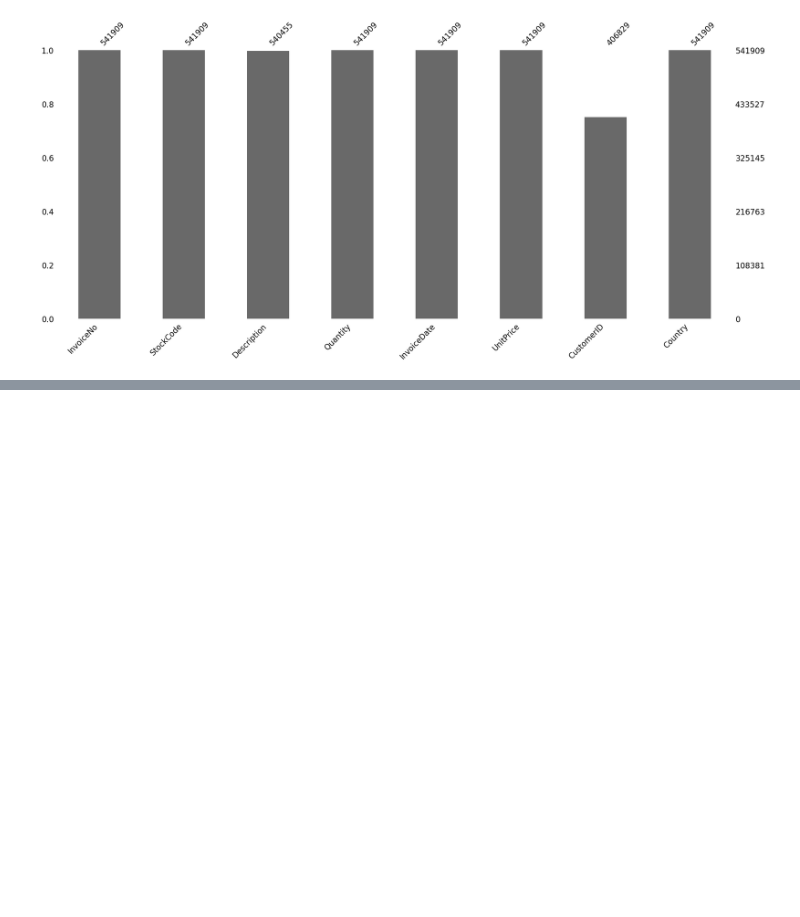
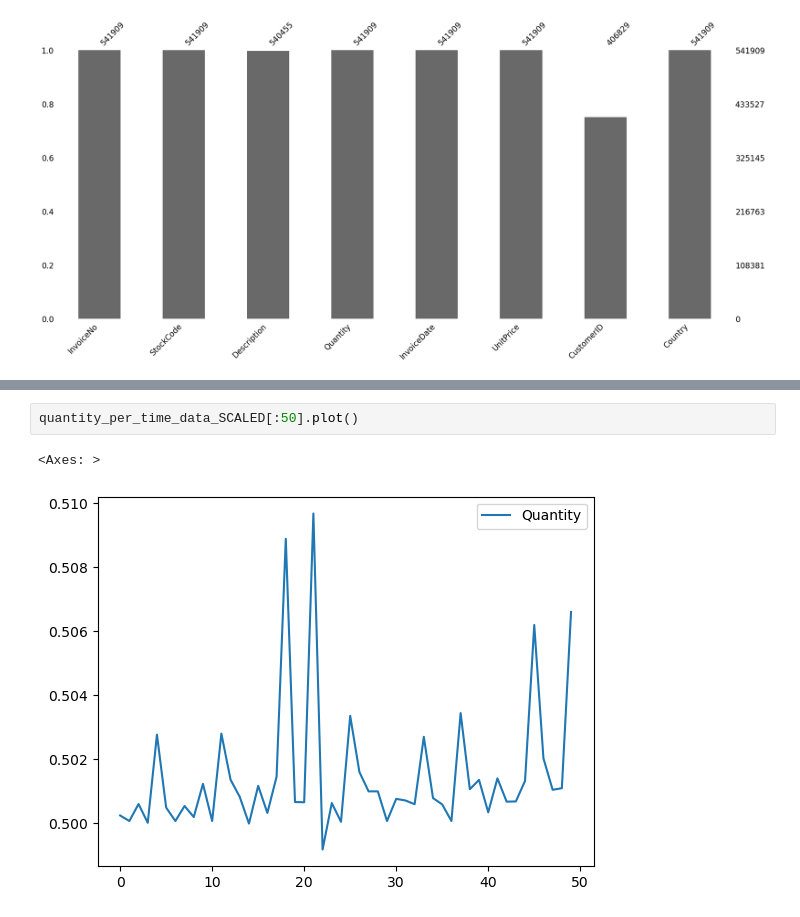
Before and after one commit to Murdock135/neural-nets-at-mizzou, a Jupyter notebook: ECE_8770/project_2/notebooks/preprocessing.ipynb, the cells around one changed output, grey strips where cells are left out. Drawn from its saved outputs; the diff is of its cells as text; blank space fills up the shorter version.

```diff
--- a/ECE_8770/project_2/notebooks/preprocessing.ipynb
+++ b/ECE_8770/project_2/notebooks/preprocessing.ipynb
@@ -57,0 +69,5 @@ quantity_per_time_data = data.groupby('InvoiceDate')['Quantity'].sum()
+# %%
+quantity_per_time_data_SCALED[:50].plot()
+# %% [output]
+<Axes: >
+[figure, added]
```
Also changed, not shown: parts of 14 cells of this notebook, 6 other files.
